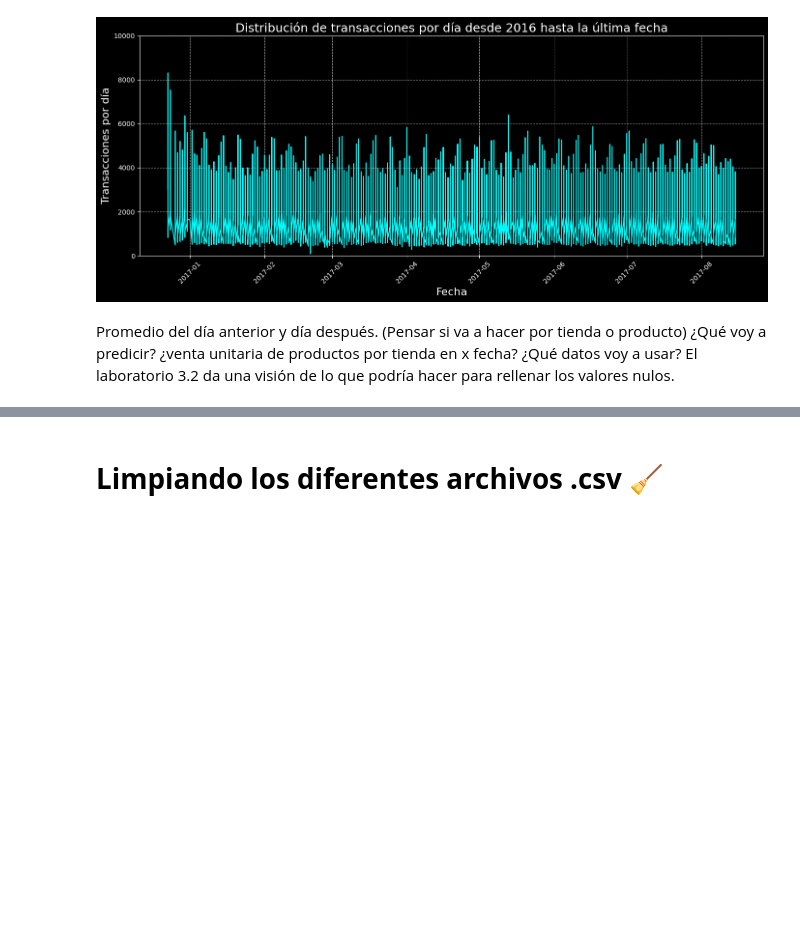
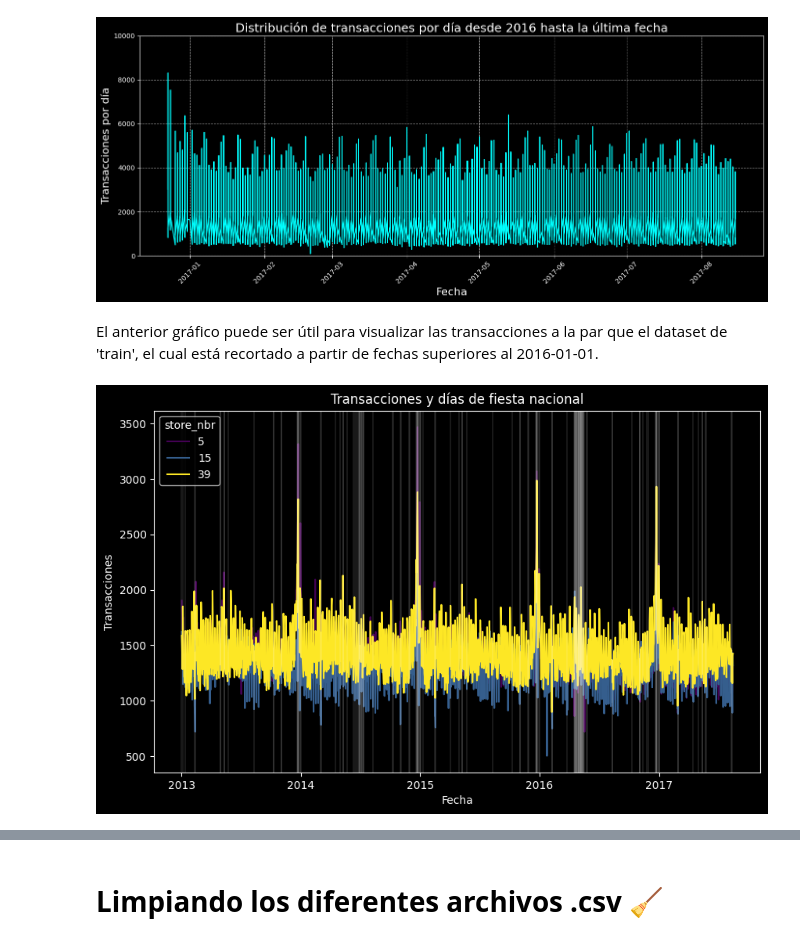
Before and after one commit to C0SS10/AI4ENG, a Jupyter notebook: 01 - Exploracion de datos.ipynb, the cells around one changed output, grey strips where cells are left out. Saved outputs shown, nothing was run; the diff lists cells and outputs as text; code cells hidden in the pictures; blank space fills up the shorter version.

Commit message:
Adding item, transactions and train ED. Missing Oil

```diff
--- a/01 - Exploracion de datos.ipynb
+++ b/01 - Exploracion de datos.ipynb
@@ -401,5 +403,22 @@ plt.tight_layout()
 plt.show()
 # %% [output]
 [figure]
-# %% [markdown]
-Promedio del día anterior y día después. (Pensar si va a hacer por tienda o producto) ¿Qué voy a predicir? ¿venta unitaria de productos por tienda en x fecha? ¿Qué datos voy a usar? El laboratorio 3.2 da una visión de lo que podría hacer para rellenar los valores nulos.
+# %% [markdown]
+El anterior gráfico puede ser útil para visualizar las transacciones a la par que el dataset de 'train', el cual está recortado a partir de fechas superiores al 2016-01-01.
+# %%
+# Define el color que deseas para las líneas del gráfico
+color_lineas = 'viridis'
+plt.figure(figsize=(10, 6))
+
+# Se toma aleatoriamente 3 tiendas
+sns.lineplot(data=transactions[transactions.store_nbr.isin(transactions.store_nbr.sample(3).to_list())], x="date", y="transactions", hue='store_nbr', palette=color_lineas)
+
+for dia_fiesta in holidays_e[(holidays_e.date >= transactions.date.min()) & (holidays_e.date <= transactions.date.max()) & (holidays_e.locale == 'National')].date:
+    plt.axvline(x=dia_fiesta, color='white', alpha=0.1)
+
+plt.xlabel('Fecha')
+plt.ylabel('Transacciones')
+plt.title('Transacciones y días de fiesta')
+plt.show()
+# %% [output]
+[figure, added]
```
Also changed, not shown: parts of 28 cells of this notebook.
